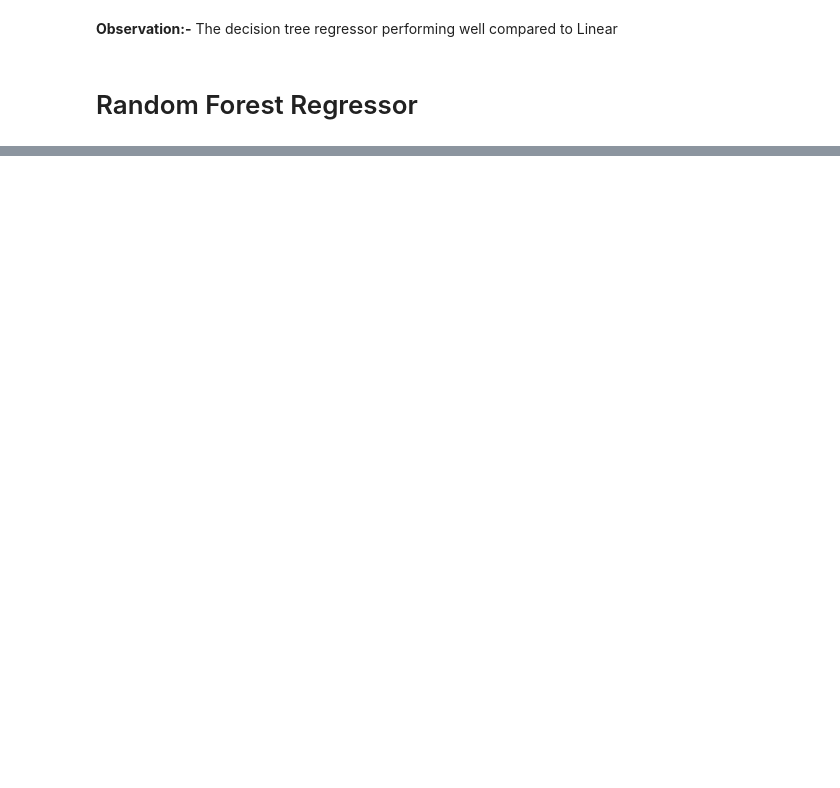
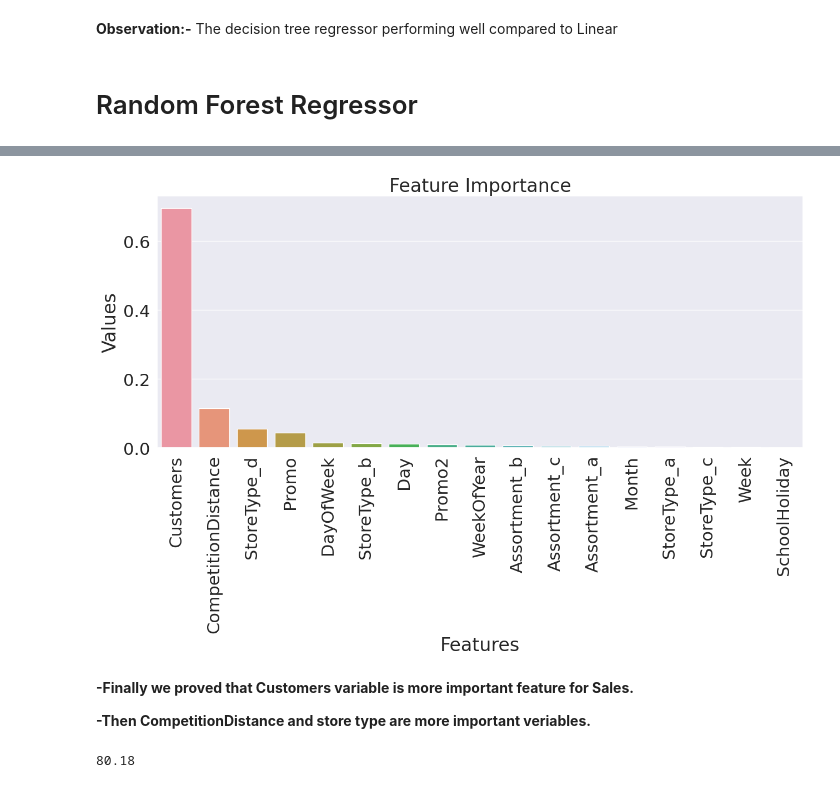
Before and after one commit to Tahan402/Retail-Sales-Prediction-Capstone, a Jupyter notebook: Retail_Sales_Prediction.ipynb, the cells around one changed output, grey strips where cells are left out. Saved outputs shown, nothing was run; the diff lists cells and outputs as text; code cells hidden in the pictures; blank space fills up the shorter version.

```diff
--- a/Retail_Sales_Prediction.ipynb
+++ b/Retail_Sales_Prediction.ipynb
@@ -892,0 +905,12 @@ The decision tree regressor performing well compared to Linear
+# %%
+from sklearn.ensemble import RandomForestRegressor
+
+param_grid = {  'bootstrap': [True], 'max_depth': [5, 10, None], 'max_features': ['auto', 'log2'], 'n_estimators': [50]}
+rfr = RandomForestRegressor(random_state = 1)
+
+random_forest_model= GridSearchCV(estimator = rfr, param_grid = param_grid,
+
+                          cv = 3, n_jobs = 1, verbose = 0, return_train_score=True)
+
+# # Fit the object to train dataset
+random_forest_model.fit(X_train, y_train)
@@ -892,0 +953,5 @@ The decision tree regressor performing well compared to Linear
+# %%
+# features used
+X_train = pd.DataFrame(X_train, columns = X.columns)
+columns = list(X_train.columns)
+columns
@@ -892,0 +976,7 @@ The decision tree regressor performing well compared to Linear
+# %%
+# getting weights of all the features used in the data
+feature_importance = random_forest_model.best_estimator_.feature_importances_
+# Lets make a dataframe consists of features and values
+feature_importance_df = pd.DataFrame({'Features':columns, 'Values':feature_importance})
+feature_importance_df.sort_values(by=["Values"], inplace=True, ascending=False)
+feature_importance_df
@@ -892,0 +1002,15 @@ The decision tree regressor performing well compared to Linear
+# %%
+# Feature Importance
+plt.figure(figsize=(15,6))
+
+sns.barplot(x=feature_importance_df['Features'], y=feature_importance_df['Values'],
+            data = feature_importance_df ).set(title='Feature Importance')
+
+plt.xticks(rotation=90)
+plt.show()
+# %% [output]
+[figure, added]
+# %% [markdown]
+**-Finally we proved that Customers variable is more important feature for Sales.**
+
+**-Then CompetitionDistance and store type are more important veriables.**
@@ -892,0 +1021,6 @@ The decision tree regressor performing well compared to Linear
+# %%
+from sklearn import metrics
+ls2=round(metrics.r2_score(y_train,lasso_regressor.predict(X_train))*100,2)
+ls2
+# %% [output]
+80.18
```
Also changed, not shown: parts of 27 cells of this notebook.
